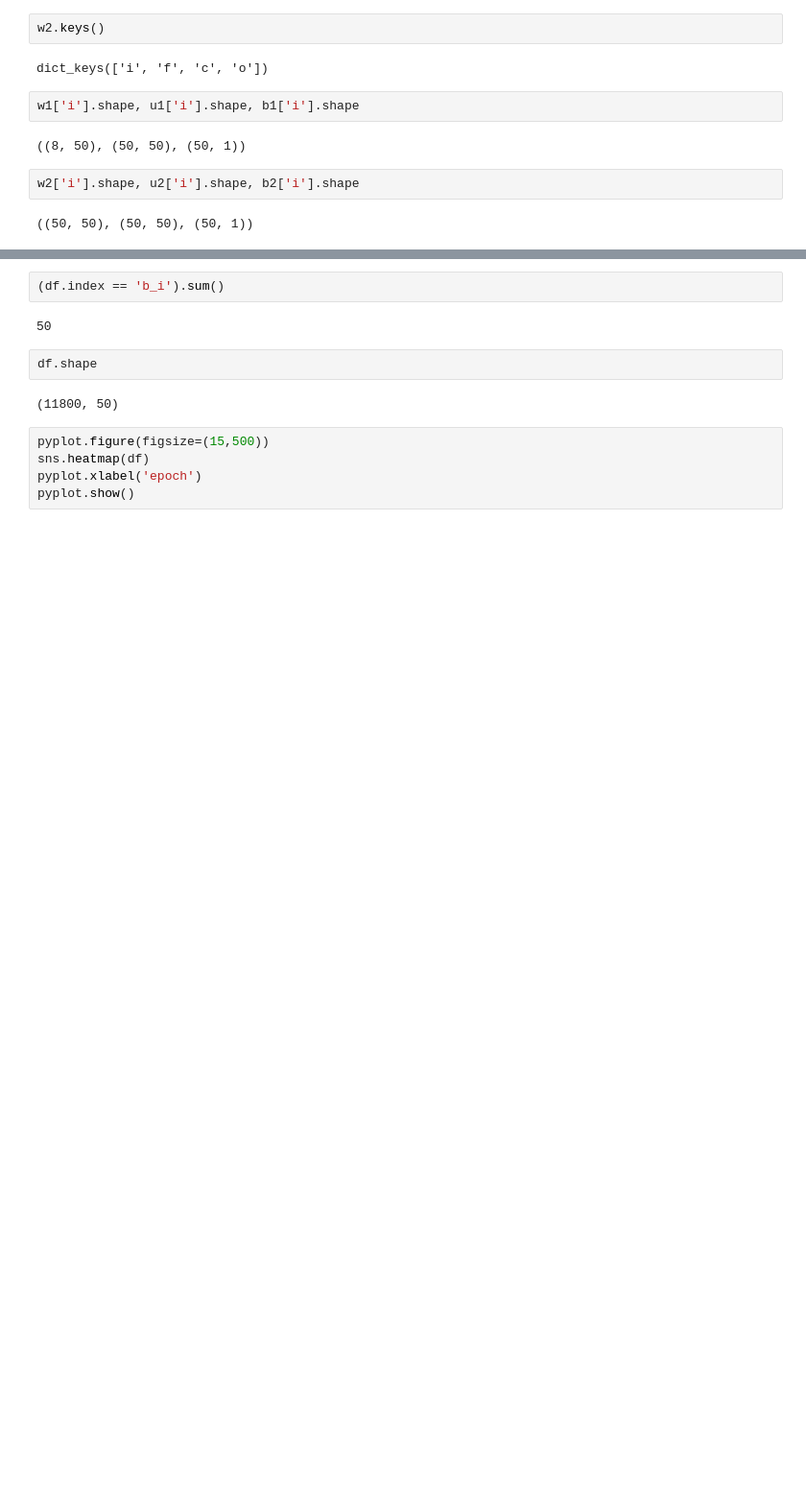
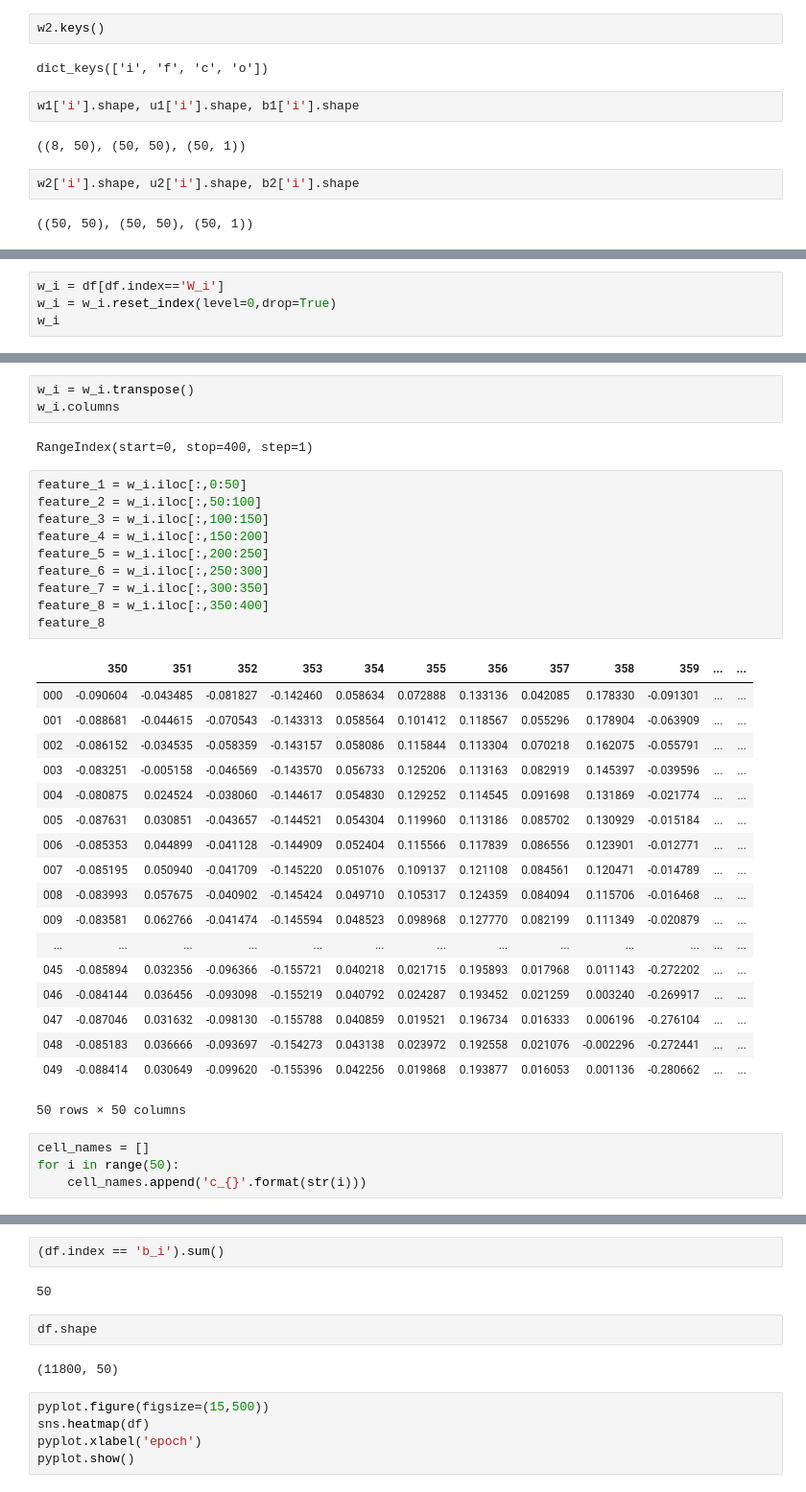
Before and after one commit to gj0706/my_research, a Jupyter notebook: neural_network/lstm_exploration.ipynb, the cells around one changed output, grey strips where cells are left out. Shown at 96% size. Drawn from its saved outputs; the diff is of its cells as text; blank space fills up the shorter version.

```diff
--- a/neural_network/lstm_exploration.ipynb
+++ b/neural_network/lstm_exploration.ipynb
@@ -586,0 +597,4 @@ df[df.index=='W_i']
+# %%
+w_i = df[df.index=='W_i']
+w_i = w_i.reset_index(level=0,drop=True)
+w_i
@@ -586,0 +615,38 @@ df[df.index=='W_i']
+# %%
+w_i = w_i.transpose()
+w_i.columns
+# %% [output]
+RangeIndex(start=0, stop=400, step=1)
+# %%
+feature_1 = w_i.iloc[:,0:50]
+feature_2 = w_i.iloc[:,50:100]
+feature_3 = w_i.iloc[:,100:150]
+feature_4 = w_i.iloc[:,150:200]
+feature_5 = w_i.iloc[:,200:250]
+feature_6 = w_i.iloc[:,250:300]
+feature_7 = w_i.iloc[:,300:350]
+feature_8 = w_i.iloc[:,350:400]
+feature_8
+# %% [output]
+|  | 350 | 351 | 352 | 353 | 354 | 355 | 356 | 357 | 358 | 359 | ... | ... |
+| 000 | -0.090604 | -0.043485 | -0.081827 | -0.142460 | 0.058634 | 0.072888 | 0.133136 | 0.042085 | 0.178330 | -0.091301 | ... | ... |
+| 001 | -0.088681 | -0.044615 | -0.070543 | -0.143313 | 0.058564 | 0.101412 | 0.118567 | 0.055296 | 0.178904 | -0.063909 | ... | ... |
+| 002 | -0.086152 | -0.034535 | -0.058359 | -0.143157 | 0.058086 | 0.115844 | 0.113304 | 0.070218 | 0.162075 | -0.055791 | ... | ... |
+| 003 | -0.083251 | -0.005158 | -0.046569 | -0.143570 | 0.056733 | 0.125206 | 0.113163 | 0.082919 | 0.145397 | -0.039596 | ... | ... |
+| 004 | -0.080875 | 0.024524 | -0.038060 | -0.144617 | 0.054830 | 0.129252 | 0.114545 | 0.091698 | 0.131869 | -0.021774 | ... | ... |
+| 005 | -0.087631 | 0.030851 | -0.043657 | -0.144521 | 0.054304 | 0.119960 | 0.113186 | 0.085702 | 0.130929 | -0.015184 | ... | ... |
+| 006 | -0.085353 | 0.044899 | -0.041128 | -0.144909 | 0.052404 | 0.115566 | 0.117839 | 0.086556 | 0.123901 | -0.012771 | ... | ... |
+| 007 | -0.085195 | 0.050940 | -0.041709 | -0.145220 | 0.051076 | 0.109137 | 0.121108 | 0.084561 | 0.120471 | -0.014789 | ... | ... |
+| 008 | -0.083993 | 0.057675 | -0.040902 | -0.145424 | 0.049710 | 0.105317 | 0.124359 | 0.084094 | 0.115706 | -0.016468 | ... | ... |
+| 009 | -0.083581 | 0.062766 | -0.041474 | -0.145594 | 0.048523 | 0.098968 | 0.127770 | 0.082199 | 0.111349 | -0.020879 | ... | ... |
+| ... | ... | ... | ... | ... | ... | ... | ... | ... | ... | ... | ... | ... |
+| 045 | -0.085894 | 0.032356 | -0.096366 | -0.155721 | 0.040218 | 0.021715 | 0.195893 | 0.017968 | 0.011143 | -0.272202 | ... | ... |
+| 046 | -0.084144 | 0.036456 | -0.093098 | -0.155219 | 0.040792 | 0.024287 | 0.193452 | 0.021259 | 0.003240 | -0.269917 | ... | ... |
+| 047 | -0.087046 | 0.031632 | -0.098130 | -0.155788 | 0.040859 | 0.019521 | 0.196734 | 0.016333 | 0.006196 | -0.276104 | ... | ... |
+| 048 | -0.085183 | 0.036666 | -0.093697 | -0.154273 | 0.043138 | 0.023972 | 0.192558 | 0.021076 | -0.002296 | -0.272441 | ... | ... |
+| 049 | -0.088414 | 0.030649 | -0.099620 | -0.155396 | 0.042256 | 0.019868 | 0.193877 | 0.016053 | 0.001136 | -0.280662 | ... | ... |
+50 rows × 50 columns
+# %%
+cell_names = []
+for i in range(50):
+    cell_names.append('c_{}'.format(str(i)))
```
Also changed, not shown: parts of 22 cells of this notebook.
